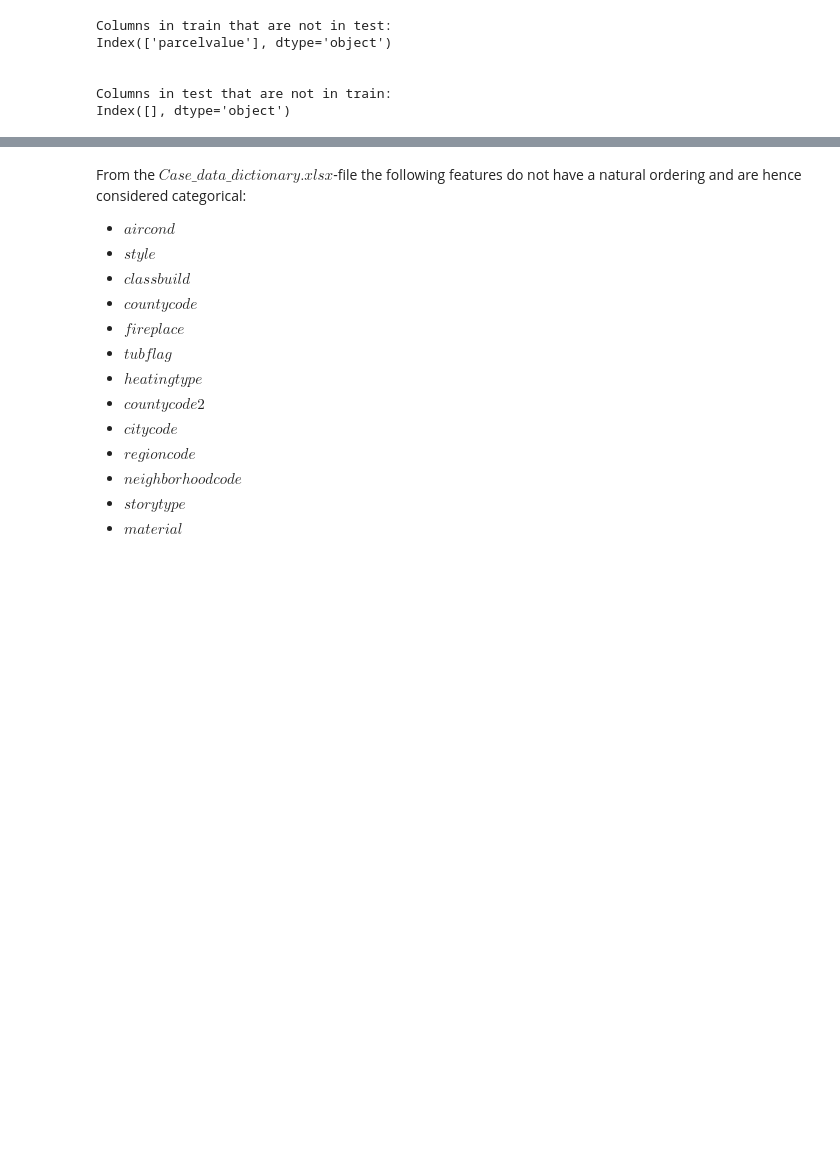
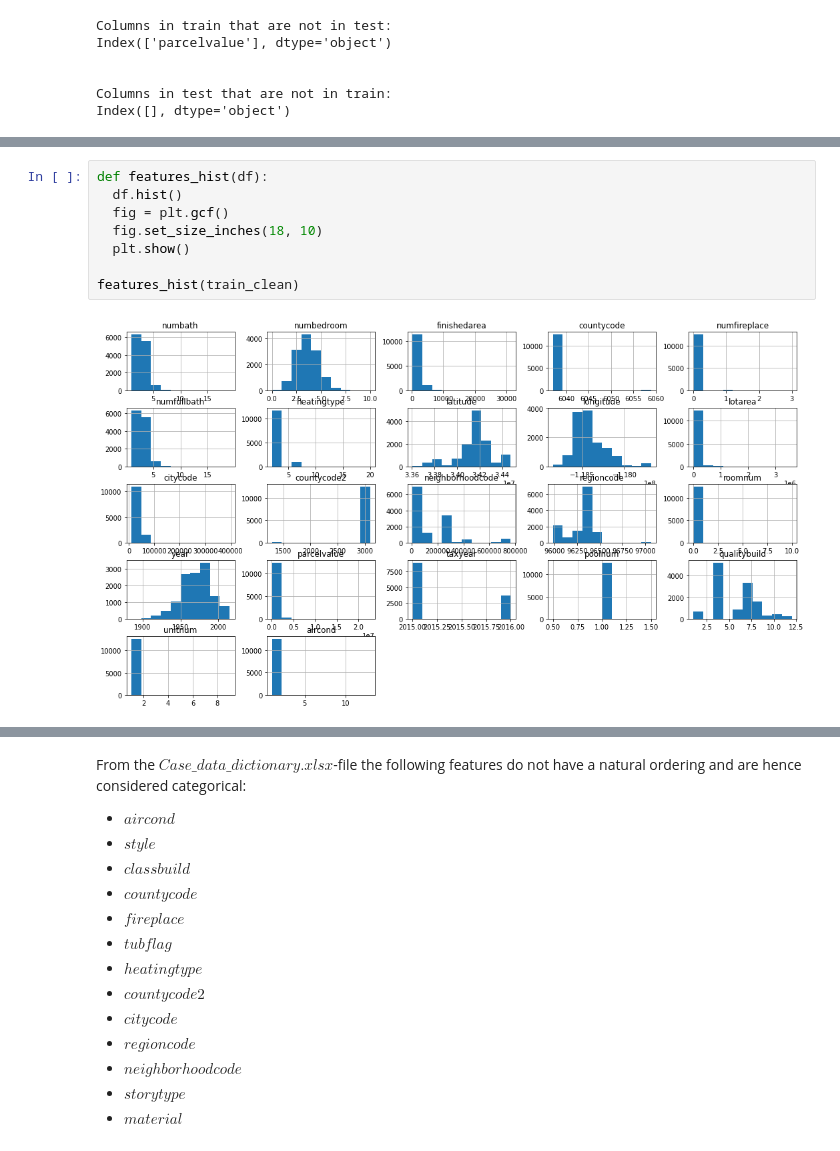
Before and after one commit to MathiasSchindlerCPH/BSE-CML1-repo, a Jupyter notebook: Project1_LinearModels/Mathias_Schindler_linmodels_project.ipynb, the cells around one changed output, grey strips where cells are left out. Drawn from its saved outputs; the diff is of its cells as text; blank space fills up the shorter version.

```diff
--- a/Project1_LinearModels/Mathias_Schindler_linmodels_project.ipynb
+++ b/Project1_LinearModels/Mathias_Schindler_linmodels_project.ipynb
@@ -229,0 +268,10 @@ Index([], dtype='object')
+# %%
+def features_hist(df):
+  df.hist()
+  fig = plt.gcf()
+  fig.set_size_inches(18, 10)
+  plt.show()
+
+features_hist(train_clean)
+# %% [output]
+[figure, added]
```
Also changed, not shown: parts of 58 cells of this notebook.
